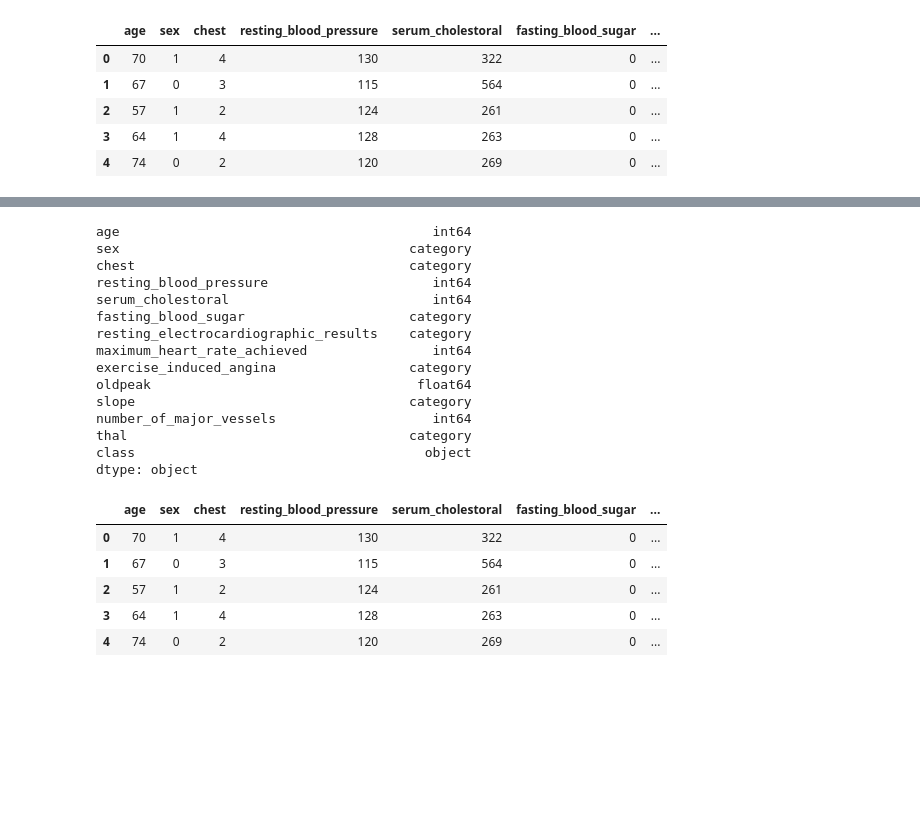
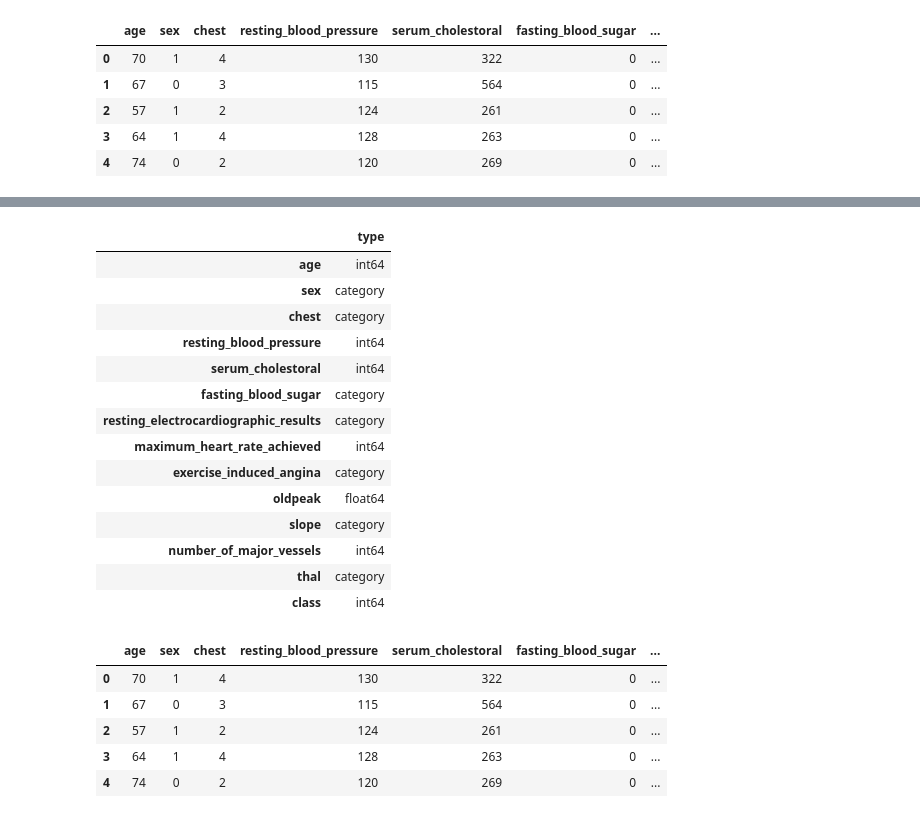
Before and after one commit to Houssem23x/Heart_disease, a Jupyter notebook: Heart.ipynb, the cells around one changed output, grey strips where cells are left out. Drawn from its saved outputs; the diff is of its cells as text; code cells hidden in the pictures; blank space fills up the shorter version.

```diff
--- a/Heart.ipynb
+++ b/Heart.ipynb
@@ -61,35 +64,35 @@ dtype: object
 # %%
-int_col = ['age','resting_blood_pressure','serum_cholestoral',
+int_col = ['age','resting_blood_pressure','serum_cholestoral', #integers
            'maximum_heart_rate_achieved',
            'number_of_major_vessels']
 for col in int_col:
   raw_data[col] = raw_data[col].astype(int)
 
-category_col = ['sex','chest','thal','fasting_blood_sugar',
+category_col = ['sex','chest','thal','fasting_blood_sugar', #categories
                 'exercise_induced_angina','slope',
                 'resting_electrocardiographic_results']
 for col in category_col:
   raw_data[col] = raw_data[col].astype('category')
 
-raw_data['oldpeak'] = raw_data['oldpeak'].astype(float)
+raw_data['oldpeak'] = raw_data['oldpeak'].astype(float) #float
 
-raw_data.dtypes
+raw_data.dtypes.to_frame('type')
 # %% [output]
-age                                        int64
-sex                                     category
-chest                                   category
-resting_blood_pressure                     int64
-serum_cholestoral                          int64
-fasting_blood_sugar                     category
-resting_electrocardiographic_results    category
-maximum_heart_rate_achieved                int64
-exercise_induced_angina                 category
-oldpeak                                  float64
-slope                                   category
-number_of_major_vessels                    int64
-thal                                    category
-class                                     object
-dtype: object
+|  | type |
+| age | int64 |
+| sex | category |
+| chest | category |
+| resting_blood_pressure | int64 |
+| serum_cholestoral | int64 |
+| fasting_blood_sugar | category |
+| resting_electrocardiographic_results | category |
+| maximum_heart_rate_achieved | int64 |
+| exercise_induced_angina | category |
+| oldpeak | float64 |
+| slope | category |
+| number_of_major_vessels | int64 |
+| thal | category |
+| class | int64 |
 # %%
 #converting the target attribute to binary
 raw_data['class'] = raw_data['class'].map({'present':1,'absent':0})
```
Also changed, not shown: parts of 11 cells of this notebook.
